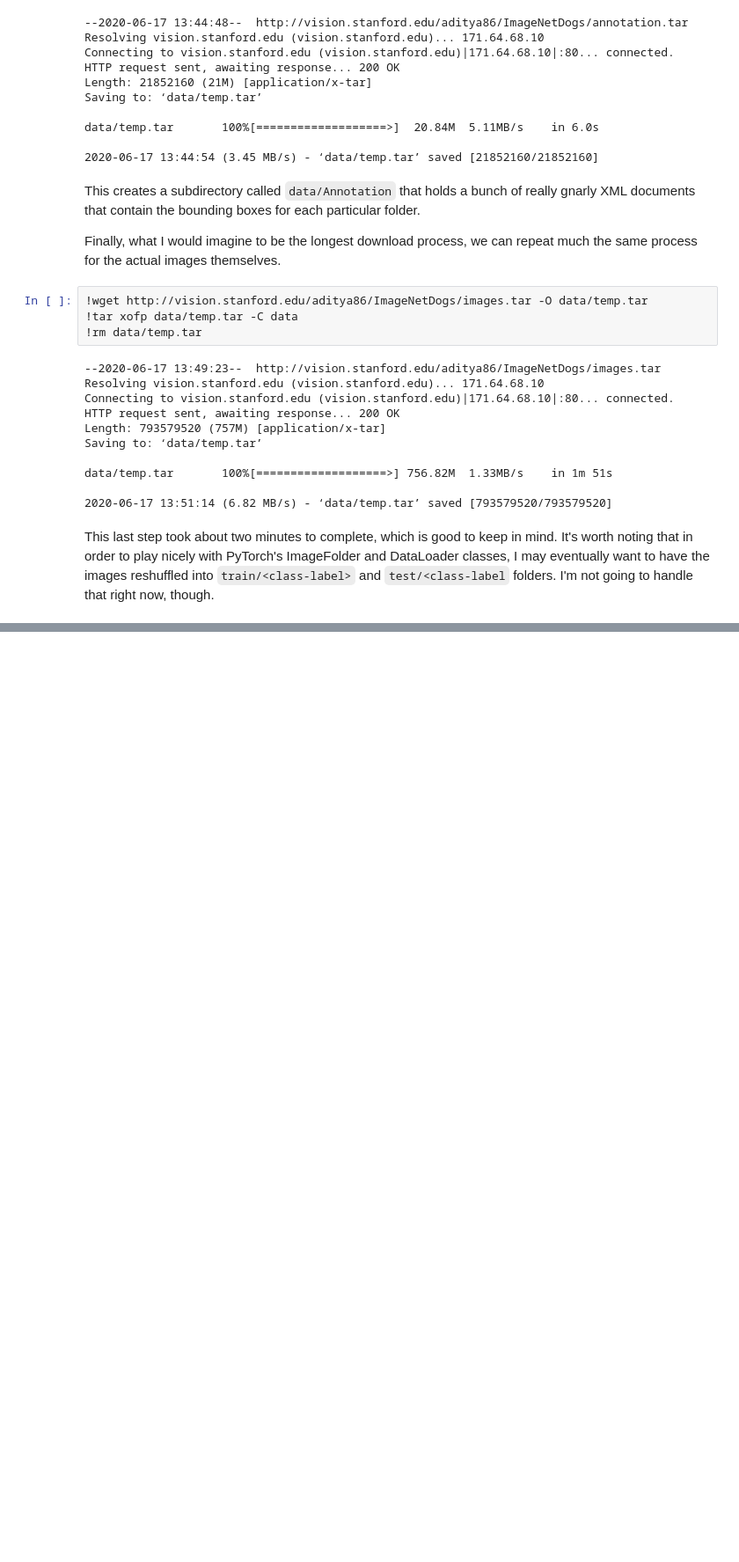
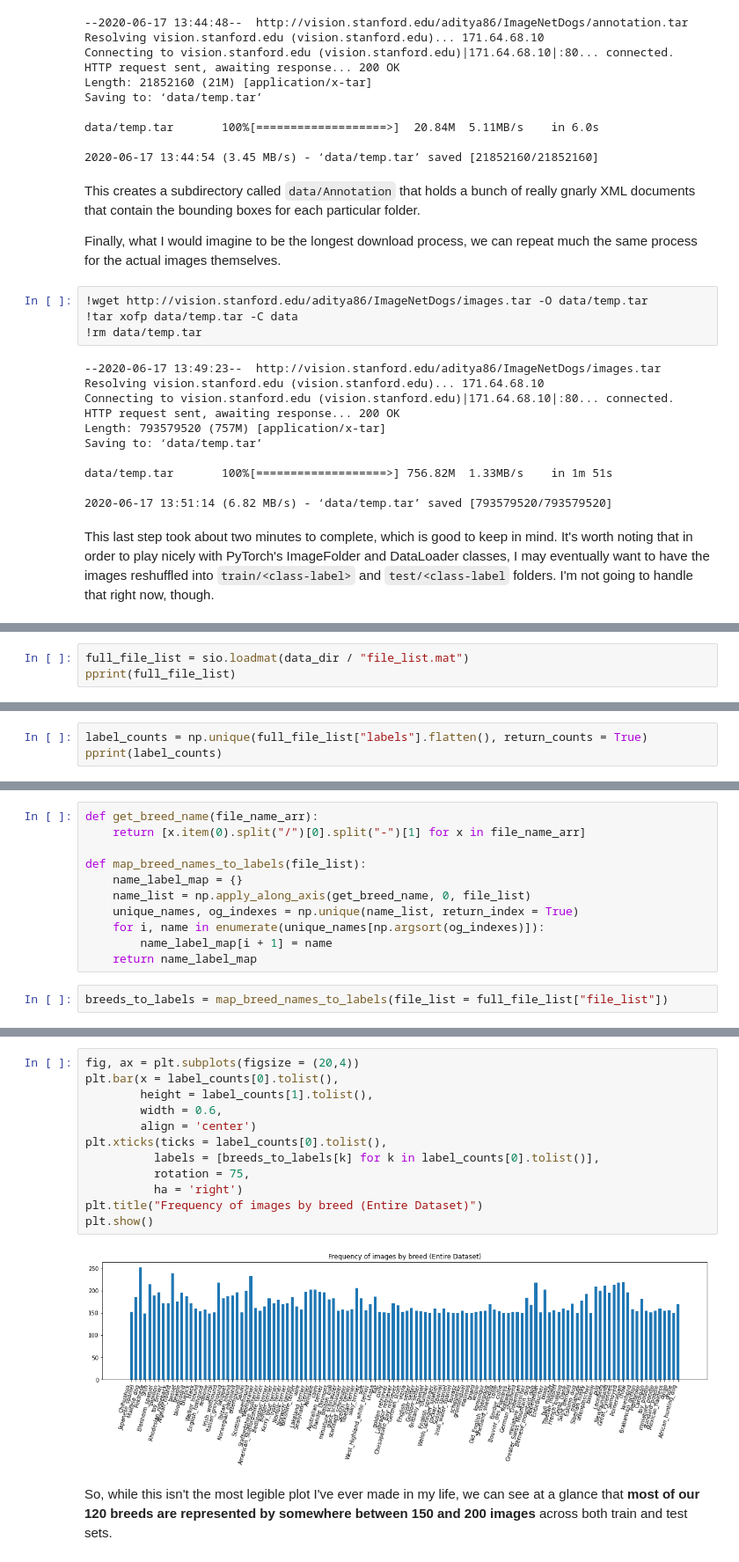
Before and after one commit to ZombieSocrates/ml-udacity-capstone, a Jupyter notebook: 1-Data_Exploration_Preprocessing.ipynb, the cells around one changed output, grey strips where cells are left out. Shown: that part at 88% size. Saved outputs shown, nothing was run; the diff lists cells and outputs as text; blank space fills up the shorter version.

Commit message:
Confirmed class counts across entire data set and training set

```diff
--- a/1-Data_Exploration_Preprocessing.ipynb
+++ b/1-Data_Exploration_Preprocessing.ipynb
@@ -82,0 +91,3 @@ This last step took about two minutes to complete, which is good to keep in mind
+# %%
+full_file_list = sio.loadmat(data_dir / "file_list.mat")
+pprint(full_file_list)
@@ -82,0 +128,3 @@ This last step took about two minutes to complete, which is good to keep in mind
+# %%
+label_counts = np.unique(full_file_list["labels"].flatten(), return_counts = True)
+pprint(label_counts)
@@ -82,0 +154,13 @@ This last step took about two minutes to complete, which is good to keep in mind
+# %%
+def get_breed_name(file_name_arr):
+    return [x.item(0).split("/")[0].split("-")[1] for x in file_name_arr]
+
+def map_breed_names_to_labels(file_list):
+    name_label_map = {}
+    name_list = np.apply_along_axis(get_breed_name, 0, file_list)
+    unique_names, og_indexes = np.unique(name_list, return_index = True)
+    for i, name in enumerate(unique_names[np.argsort(og_indexes)]):
+        name_label_map[i + 1] = name
+    return name_label_map
+# %%
+breeds_to_labels = map_breed_names_to_labels(file_list = full_file_list["file_list"])
@@ -82,0 +217,16 @@ This last step took about two minutes to complete, which is good to keep in mind
+# %%
+fig, ax = plt.subplots(figsize = (20,4))
+plt.bar(x = label_counts[0].tolist(),
+        height = label_counts[1].tolist(),
+        width = 0.6,
+        align = 'center')
+plt.xticks(ticks = label_counts[0].tolist(),
+          labels = [breeds_to_labels[k] for k in label_counts[0].tolist()],
+          rotation = 75,
+          ha = 'right')
+plt.title("Frequency of images by breed (Entire Dataset)")
+plt.show()
+# %% [output]
+[figure, added]
+# %% [markdown]
+So, while this isn't the most legible plot I've ever made in my life, we can see at a glance that **most of our 120 breeds are represented by somewhere between 150 and 200 images** across both train and test sets.
```
Also changed, not shown: parts of 21 cells of this notebook.
